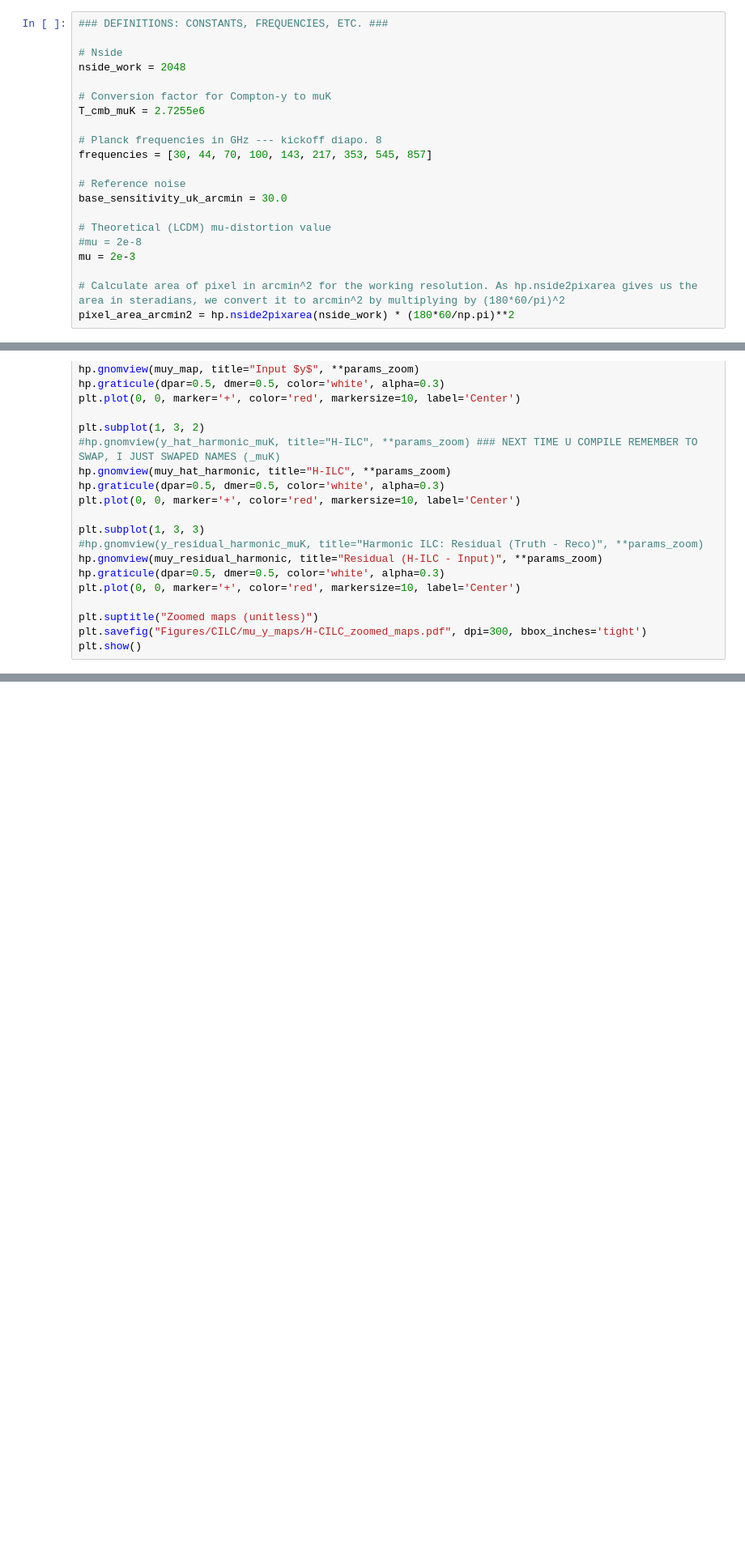
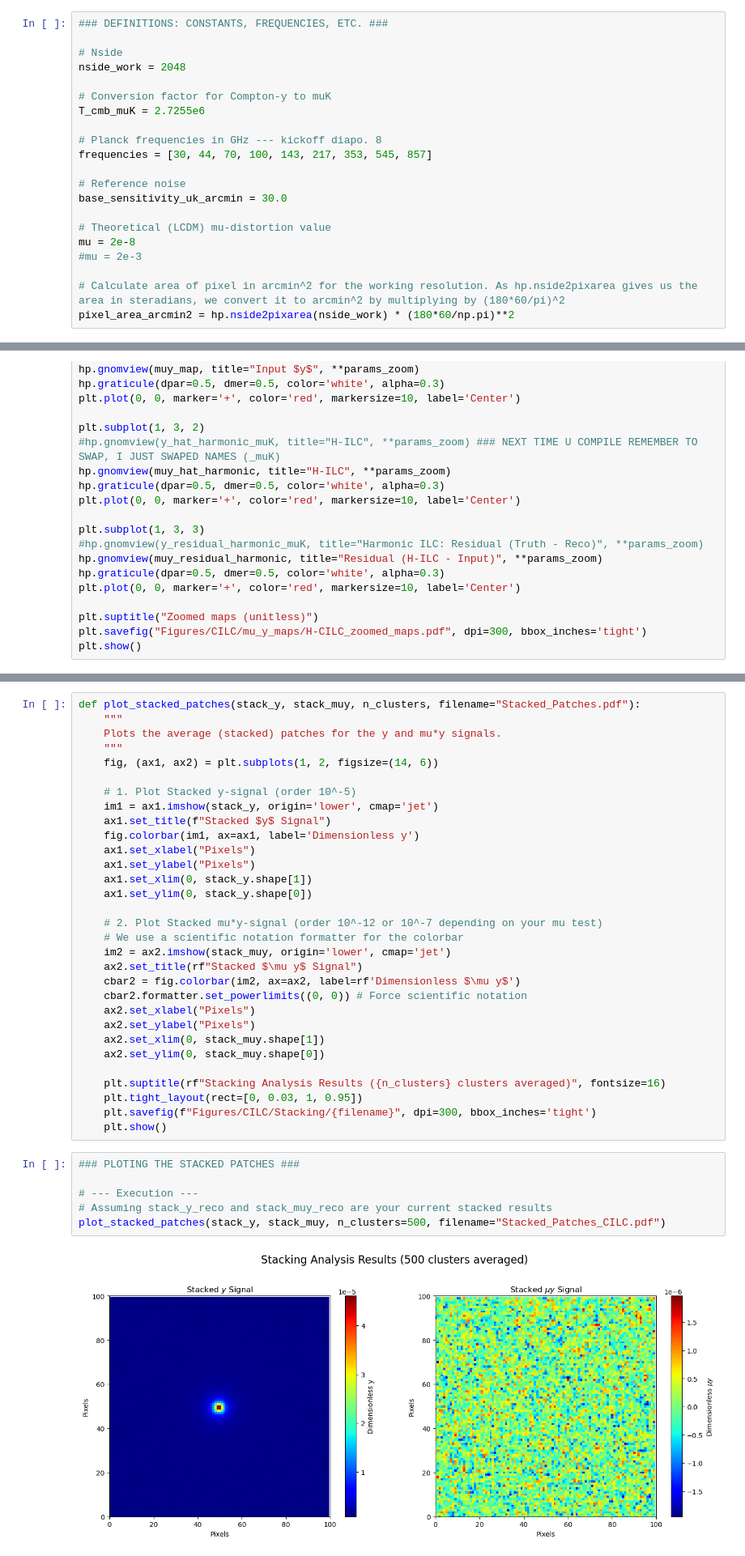
Before and after one commit to JoanRibotOliver/TFM, a Jupyter notebook: CILC.ipynb, the cells around one changed output, grey strips where cells are left out. Shown at 81% size. Cells and saved outputs as stored; diff of their text form; blank space fills up the shorter version.

Commit message:
Plotting stacked data v2

```diff
--- a/CILC.ipynb
+++ b/CILC.ipynb
@@ -83,8 +83,8 @@ frequencies = [30, 44, 70, 100, 143, 217, 353, 545, 857]
 base_sensitivity_uk_arcmin = 30.0
 
 # Theoretical (LCDM) mu-distortion value
-#mu = 2e-8
-mu = 2e-3
+mu = 2e-8
+#mu = 2e-3
 
 # Calculate area of pixel in arcmin^2 for the working resolution. As hp.nside2pixarea gives us the area in steradians, we convert it to arcmin^2 by multiplying by (180*60/pi)^2
 pixel_area_arcmin2 = hp.nside2pixarea(nside_work) * (180*60/np.pi)**2
@@ -790,0 +758,39 @@ print(f"Input    mu = 2.00e-08")
+# %%
+def plot_stacked_patches(stack_y, stack_muy, n_clusters, filename="Stacked_Patches.pdf"):
+    """
+    Plots the average (stacked) patches for the y and mu*y signals.
+    """
+    fig, (ax1, ax2) = plt.subplots(1, 2, figsize=(14, 6))
+
+    # 1. Plot Stacked y-signal (order 10^-5)
+    im1 = ax1.imshow(stack_y, origin='lower', cmap='jet')
+    ax1.set_title(f"Stacked $y$ Signal")
+    fig.colorbar(im1, ax=ax1, label='Dimensionless y')
+    ax1.set_xlabel("Pixels")
+    ax1.set_ylabel("Pixels")
+    ax1.set_xlim(0, stack_y.shape[1])
+    ax1.set_ylim(0, stack_y.shape[0])
+
+    # 2. Plot Stacked mu*y-signal (order 10^-12 or 10^-7 depending on your mu test)
+    # We use a scientific notation formatter for the colorbar
+    im2 = ax2.imshow(stack_muy, origin='lower', cmap='jet')
+    ax2.set_title(rf"Stacked $\mu y$ Signal")
+    cbar2 = fig.colorbar(im2, ax=ax2, label=rf'Dimensionless $\mu y$')
+    cbar2.formatter.set_powerlimits((0, 0)) # Force scientific notation
+    ax2.set_xlabel("Pixels")
+    ax2.set_ylabel("Pixels")
+    ax2.set_xlim(0, stack_muy.shape[1])
+    ax2.set_ylim(0, stack_muy.shape[0])
+
+    plt.suptitle(rf"Stacking Analysis Results ({n_clusters} clusters averaged)", fontsize=16)
+    plt.tight_layout(rect=[0, 0.03, 1, 0.95])
+    plt.savefig(f"Figures/CILC/Stacking/{filename}", dpi=300, bbox_inches='tight')
+    plt.show()
+# %%
+### PLOTING THE STACKED PATCHES ###
+
+# --- Execution ---
+# Assuming stack_y_reco and stack_muy_reco are your current stacked results
+plot_stacked_patches(stack_y, stack_muy, n_clusters=500, filename="Stacked_Patches_CILC.pdf")
+# %% [output]
+[figure, added]
```
Also changed, not shown: parts of 45 cells of this notebook, 5 other files.
